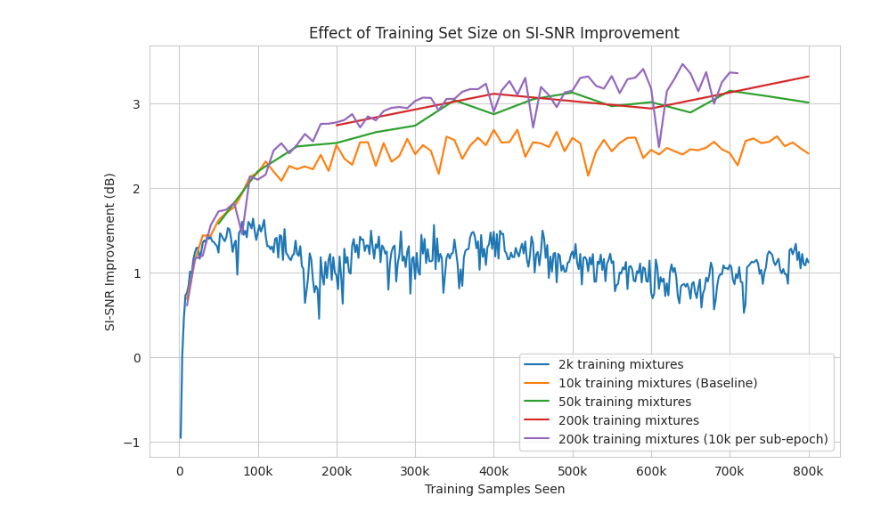
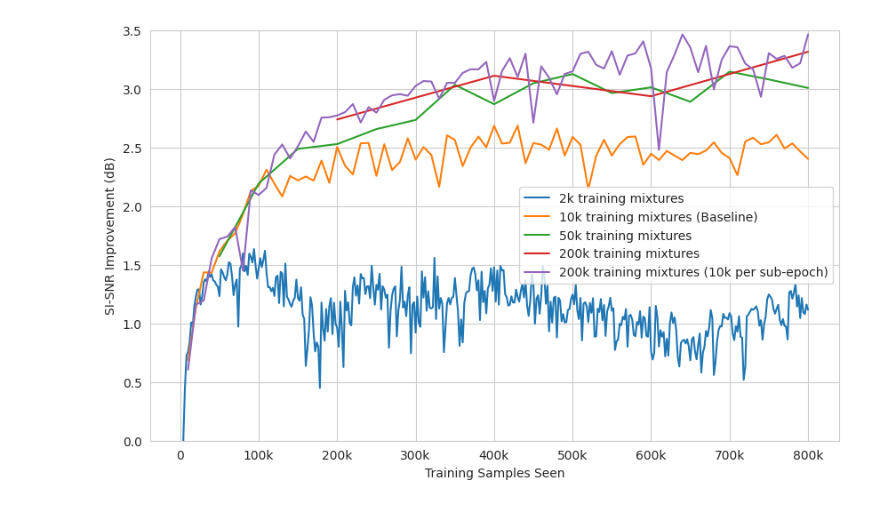
Before and after one commit to LukasFT/misophonia, a Jupyter notebook: notebooks/analysis/loss_graphs.ipynb, the cells around one changed output. Saved outputs shown, nothing was run; the diff lists cells and outputs as text; code cells hidden in the pictures.

```diff
--- a/notebooks/analysis/loss_graphs.ipynb
+++ b/notebooks/analysis/loss_graphs.ipynb
@@ -17,5 +23,8 @@ from misophonia_anc._mlflow_stats import (
     RUN_INDEX,
 )
 # %%
+# Config
 figs_dir = get_data_dir(dataset_name="report_figs")
+
+GLOBAL_SI_SNR_RANGE = (0, 3.5)
 # %%
@@ -125,27 +324,27 @@ plot_metric(
 # %%
 size_data = auto_combine_mean_with_std(
     (
         "model-size-2k",
         "model-baseline-rep1",
         "model-size-50k",
         "model-size-200k",
         "model-size-10k-of-200k",
     ),
     "val/epoch/si_snr_improvement",
 )
 # Remove step > 4 from model-size-200k (to keep it on the same scale)
 size_data = size_data[~((size_data["run_name"] == "model-size-200k") & (size_data["step"] > 4))]
 
 # Change pretty name of baseline to "Baseline (10k)"
 size_data.loc[size_data["run_name"] == "model-baseline-rep1", "pretty_name"] = "10k training mixtures (Baseline)"
 
 plot_metric(
     size_data,
     "val/epoch/si_snr_improvement",
     metric_name="SI-SNR Improvement (dB)",
-    title="Effect of Training Set Size on SI-SNR Improvement",
     save_to=figs_dir / "training_size_effect.pdf",
+    y_range=GLOBAL_SI_SNR_RANGE,
     # std_col="val/epoch/si_snr_improvement_std",
 )
 # %% [output]
-[figure, old version]
+[figure, new version]
```
Also changed, not shown: parts of 16 cells of this notebook, 1 other file.
